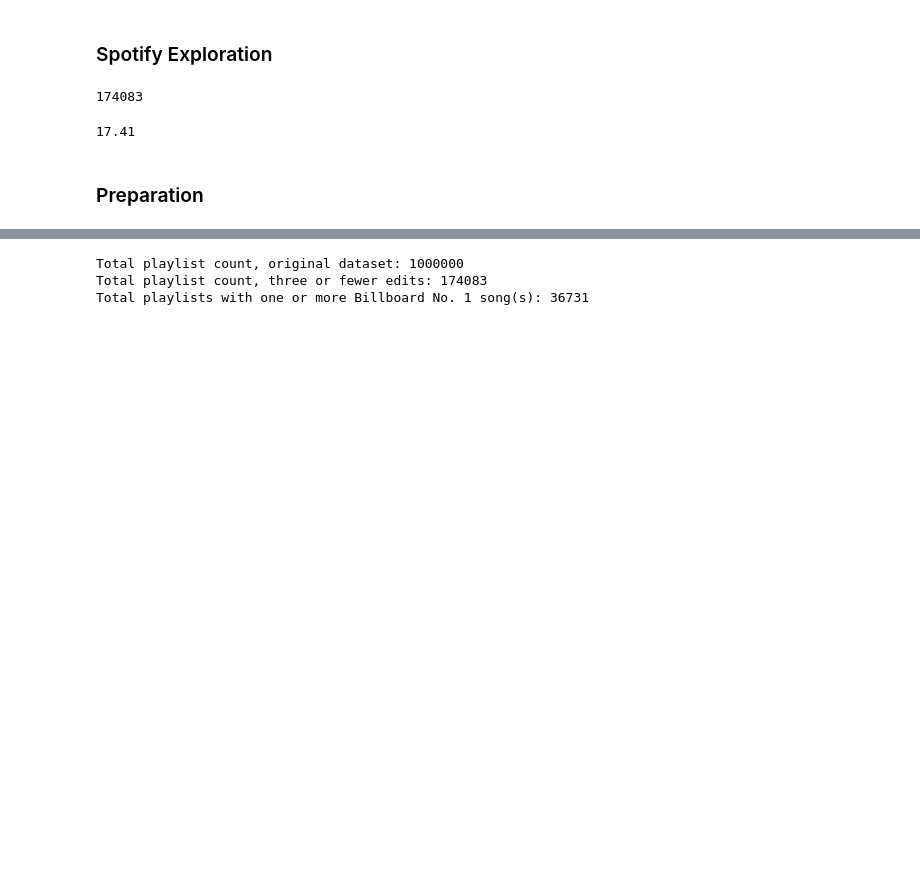
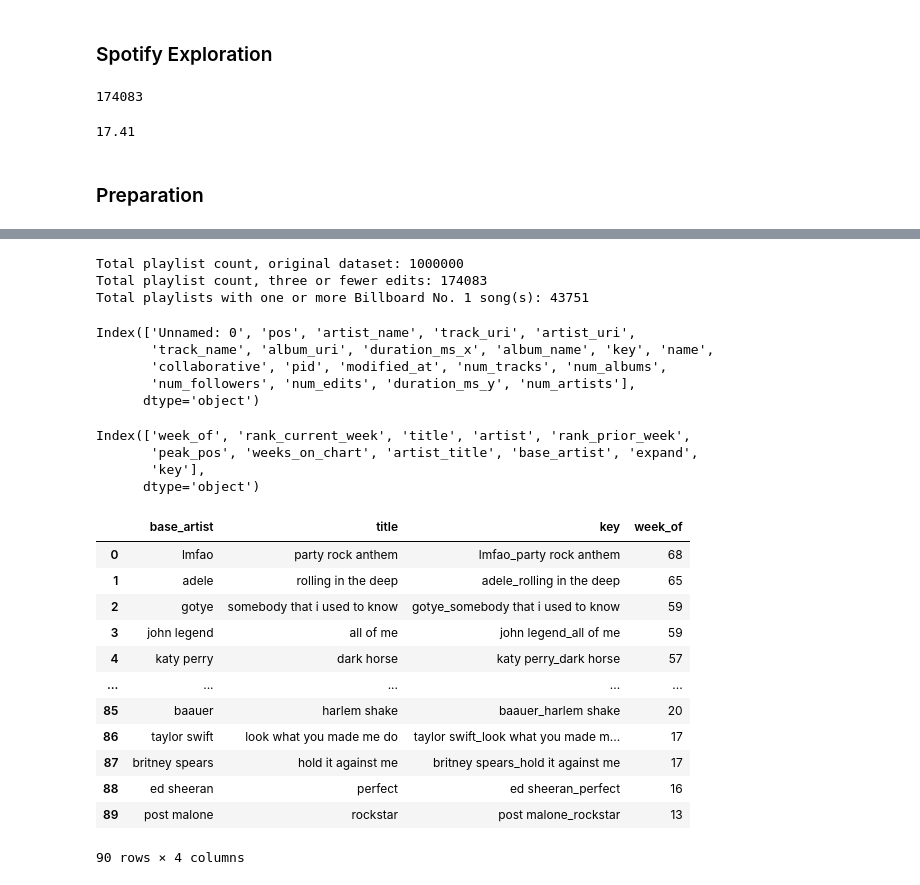
Before and after one commit to hayleymadden/spotify-user-playlist-trends, a Jupyter notebook: notebook/spotify_billboard_analysis.ipynb, the cells around one changed output, grey strips where cells are left out. Drawn from its saved outputs; the diff is of its cells as text; code cells hidden in the pictures; blank space fills up the shorter version.

```diff
--- a/notebook/spotify_billboard_analysis.ipynb
+++ b/notebook/spotify_billboard_analysis.ipynb
@@ -241,9 +402,36 @@ top_song_playlists.to_csv('../data/Spotify/top_song_playlists_tracks.csv')
+# %%
+#convert all billboard data to compatible format
+billboard_data = billboard
+billboard_data[['base_artist','expand']] = billboard_data['artist'].str.split(' Featuring ', expand=True)
+#billboard_data[['base_artist','expand']] = billboard_data['artist'].str.split(' &', expand=True)
+billboard_data['base_artist'] = billboard_data['base_artist'].str.lower()
+billboard_data['base_artist'] = billboard_data['base_artist'].replace({'ke$ha':'kesha', 'far*east movement':'far east movement','luis fonsi & daddy yankee':'luis fonsi'})
+billboard_data['title'] =billboard_data['title'].replace('Uptown Funk!','uptown funk')
+billboard_data['title'] =billboard_data['title'].str.lower()
+billboard_data['key'] = billboard_data['base_artist'] + '_' + billboard_data['title'].str.lower().str.split(" \(").str[0]
+
+billboard_data = billboard_data[billboard_data.key.isin(billboard_key)]
 # %%
 # Of x playlists with 3 or fewer edits, how many had a Billboard Charting song on it?
 print('Total playlist count, original dataset: 1000000')
 print('Total playlist count, three or fewer edits: ' + str(len(pid_list)))
-print('Total playlists with one or more Billboard No. 1 song(s): ' + str(top_song_playlists.pid.nunique()))
+print('Total playlists with one or more Billboard No. 1 song(s): ' + str(spotify.pid.nunique()))
 # %% [output]
 Total playlist count, original dataset: 1000000
 Total playlist count, three or fewer edits: 174083
-Total playlists with one or more Billboard No. 1 song(s): 36731
+Total playlists with one or more Billboard No. 1 song(s): 43751
+# %%
+spotify.columns
+# %% [output]
+Index(['Unnamed: 0', 'pos', 'artist_name', 'track_uri', 'artist_uri',
+       'track_name', 'album_uri', 'duration_ms_x', 'album_name', 'key', 'name',
+       'collaborative', 'pid', 'modified_at', 'num_tracks', 'num_albums',
+       'num_followers', 'num_edits', 'duration_ms_y', 'num_artists'],
+      dtype='object')
+# %%
+billboard_data.columns
+# %% [output]
+Index(['week_of', 'rank_current_week', 'title', 'artist', 'rank_prior_week',
+       'peak_pos', 'weeks_on_chart', 'artist_title', 'base_artist', 'expand',
+       'key'],
+      dtype='object')
@@ -250 +444,19 @@ Total playlists with one or more Billboard No. 1 song(s): 36731
+# %%
+#Which songs stayed #1 longest?
+weeks_on_chart_rank = billboard_data.groupby(['base_artist', 'title', 'key'],group_keys=True)[['week_of']].nunique().sort_values('week_of', ascending=False).reset_index()
+weeks_on_chart_rank
+# %% [output]
+|  | base_artist | title | key | week_of |
+| 0 | lmfao | party rock anthem | lmfao_party rock anthem | 68 |
+| 1 | adele | rolling in the deep | adele_rolling in the deep | 65 |
+| 2 | gotye | somebody that i used to know | gotye_somebody that i used to know | 59 |
+| 3 | john legend | all of me | john legend_all of me | 59 |
+| 4 | katy perry | dark horse | katy perry_dark horse | 57 |
+| ... | ... | ... | ... | ... |
+| 85 | baauer | harlem shake | baauer_harlem shake | 20 |
+| 86 | taylor swift | look what you made me do | taylor swift_look what you made m... | 17 |
+| 87 | britney spears | hold it against me | britney spears_hold it against me | 17 |
+| 88 | ed sheeran | perfect | ed sheeran_perfect | 16 |
+| 89 | post malone | rockstar | post malone_rockstar | 13 |
+90 rows × 4 columns
 # %%
```
Also changed, not shown: parts of 42 cells of this notebook, 5 other files.
